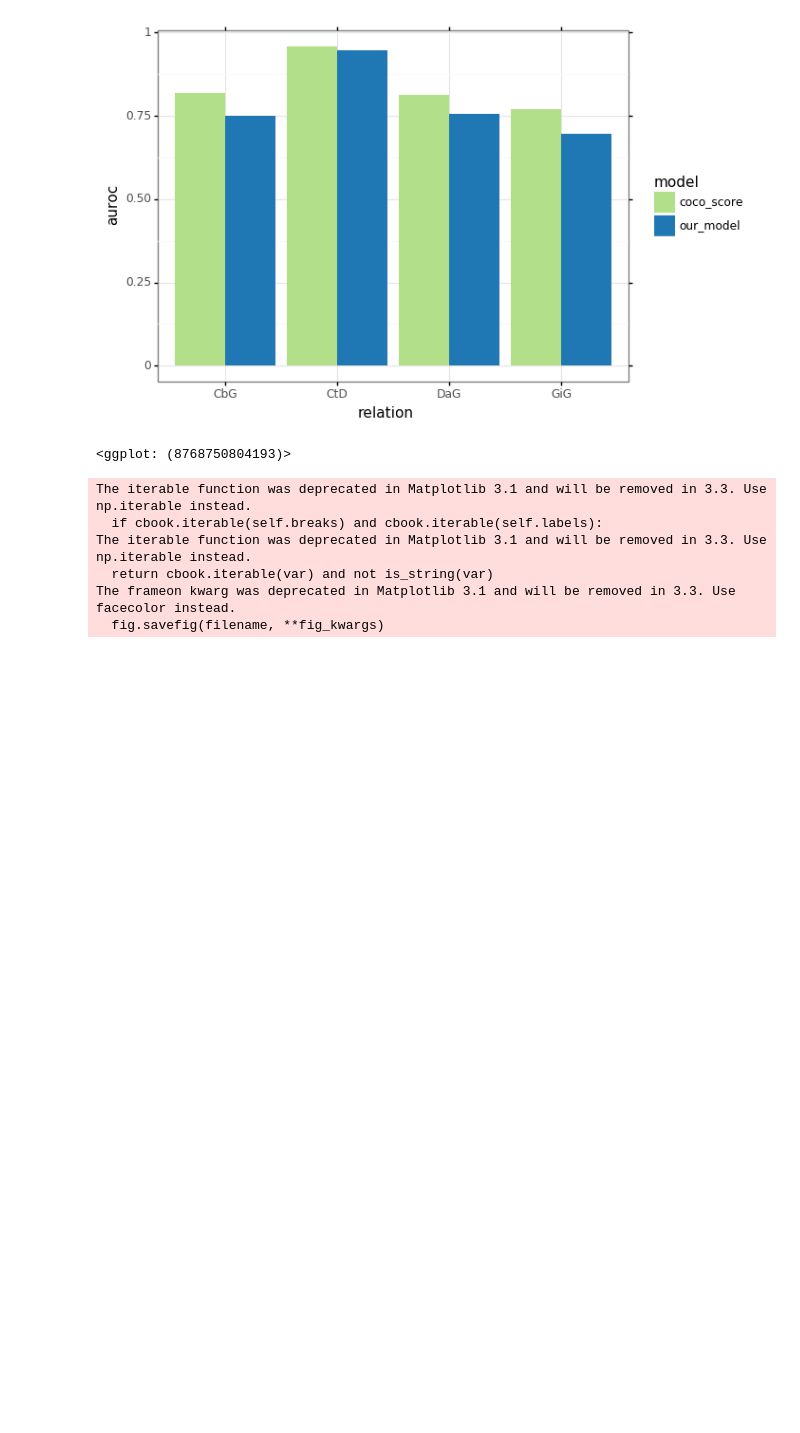
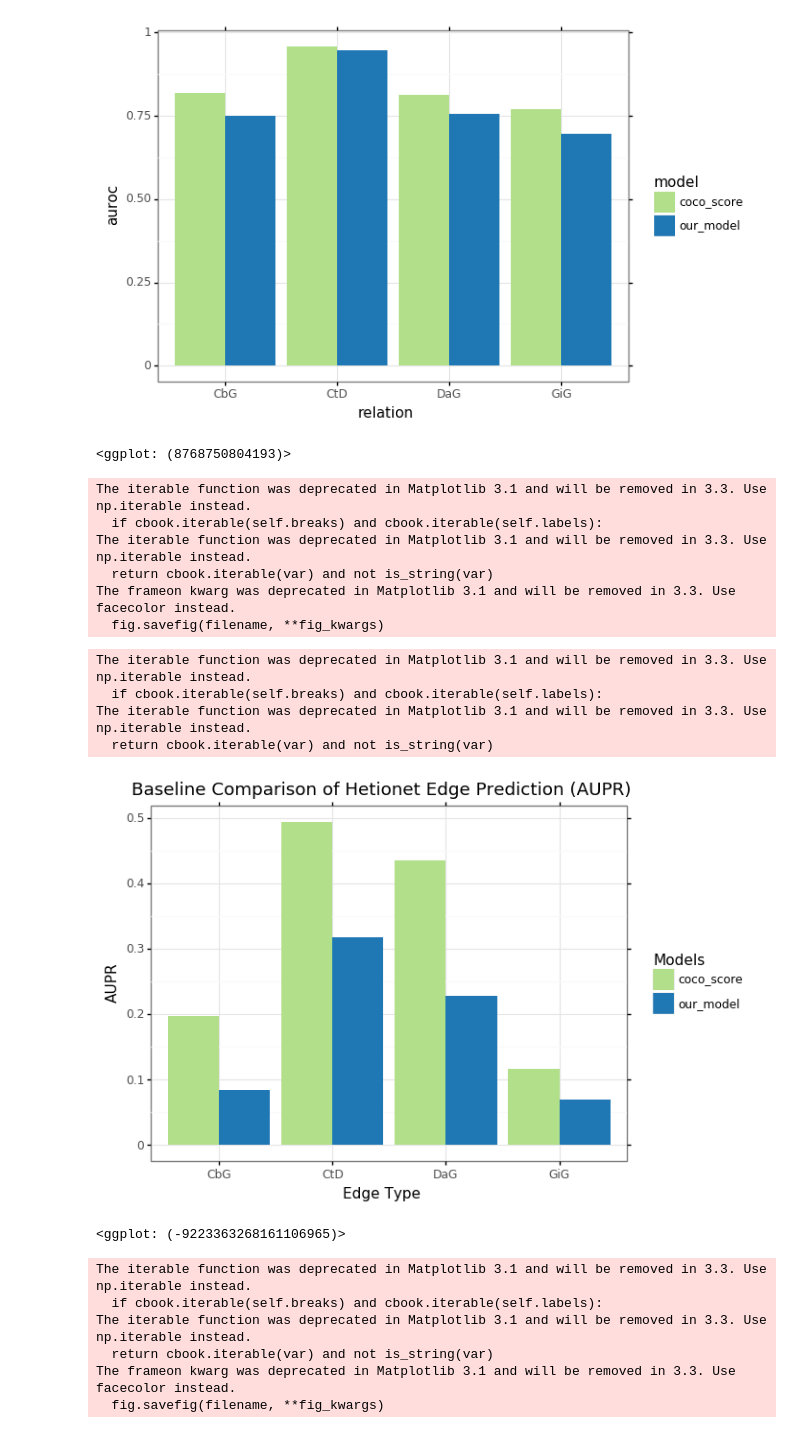
Before and after one commit to danich1/snorkeling, a Jupyter notebook: figures/literature_models/plot_scripts/literature_model_figure_generator.ipynb, the cells around one changed output. Cells and saved outputs as stored; diff of their text form; code cells hidden in the pictures; blank space fills up the shorter version.

Commit message:
Updated figures for literature comparison

```diff
--- a/figures/literature_models/plot_scripts/literature_model_figure_generator.ipynb
+++ b/figures/literature_models/plot_scripts/literature_model_figure_generator.ipynb
@@ -127,3 +132,34 @@ The iterable function was deprecated in Matplotlib 3.1 and will be removed in 3.
   return cbook.iterable(var) and not is_string(var)
 The frameon kwarg was deprecated in Matplotlib 3.1 and will be removed in 3.3. Use facecolor instead.
   fig.savefig(filename, **fig_kwargs)
+# %%
+g = (
+    p9.ggplot(results_df, p9.aes(x="relation", y="aupr", fill="model")) +
+    p9.geom_col(position="dodge")  +
+    p9.scale_fill_manual(values={
+        "our_model":color_map["our_model"],
+        "coco_score":color_map["coco_score"]
+    }) +
+    p9.guides(fill=p9.guide_legend(title="Models")) +
+    p9.labs(
+        y = "AUPR",
+        x = "Edge Type",
+        title="Baseline Comparison of Hetionet Edge Prediction (AUPR)"
+    ) +
+    p9.theme_bw()
+)
+print(g)
+g.save(filename="../coco_score_aupr.png", dpi=300)
+# %% [output]
+The iterable function was deprecated in Matplotlib 3.1 and will be removed in 3.3. Use np.iterable instead.
+  if cbook.iterable(self.breaks) and cbook.iterable(self.labels):
+The iterable function was deprecated in Matplotlib 3.1 and will be removed in 3.3. Use np.iterable instead.
+  return cbook.iterable(var) and not is_string(var)
+[figure, added]
+<ggplot: (-9223363268161106965)>
+The iterable function was deprecated in Matplotlib 3.1 and will be removed in 3.3. Use np.iterable instead.
+  if cbook.iterable(self.breaks) and cbook.iterable(self.labels):
+The iterable function was deprecated in Matplotlib 3.1 and will be removed in 3.3. Use np.iterable instead.
+  return cbook.iterable(var) and not is_string(var)
+The frameon kwarg was deprecated in Matplotlib 3.1 and will be removed in 3.3. Use facecolor instead.
+  fig.savefig(filename, **fig_kwargs)
```
Also changed, not shown: parts of 1 cell of this notebook, 3 other files.
